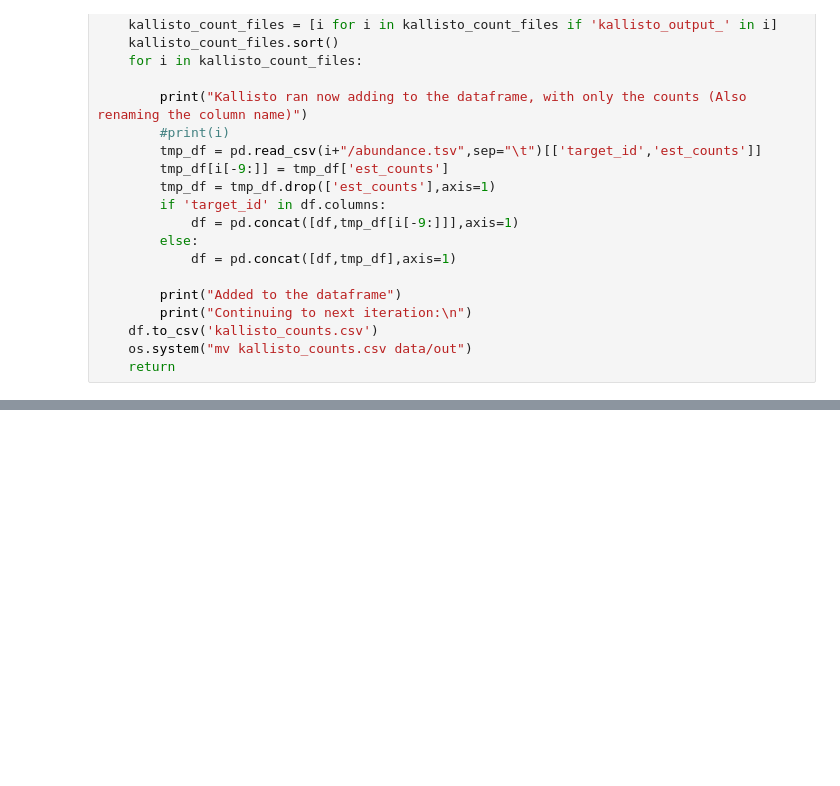
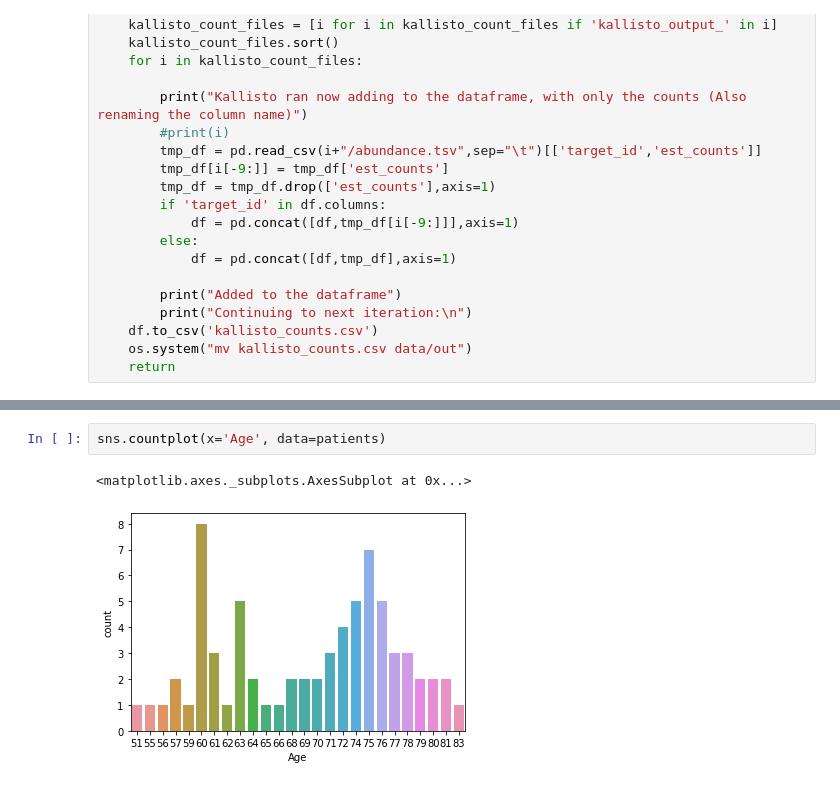
Before and after one commit to justjk139/alzheimers_gene_analysis, a Jupyter notebook: notebooks/dev_testing.ipynb, the cells around one changed output, grey strips where cells are left out. Saved outputs shown, nothing was run; the diff lists cells and outputs as text; blank space fills up the shorter version.

```diff
--- a/notebooks/dev_testing.ipynb
+++ b/notebooks/dev_testing.ipynb
@@ -510,0 +595,5 @@ def kallisto(pass_cut_data):
+# %%
+sns.countplot(x='Age', data=patients)
+# %% [output]
+<matplotlib.axes._subplots.AxesSubplot at 0x...>
+[figure, added]
```
Also changed, not shown: parts of 33 cells of this notebook, 2 other files.
